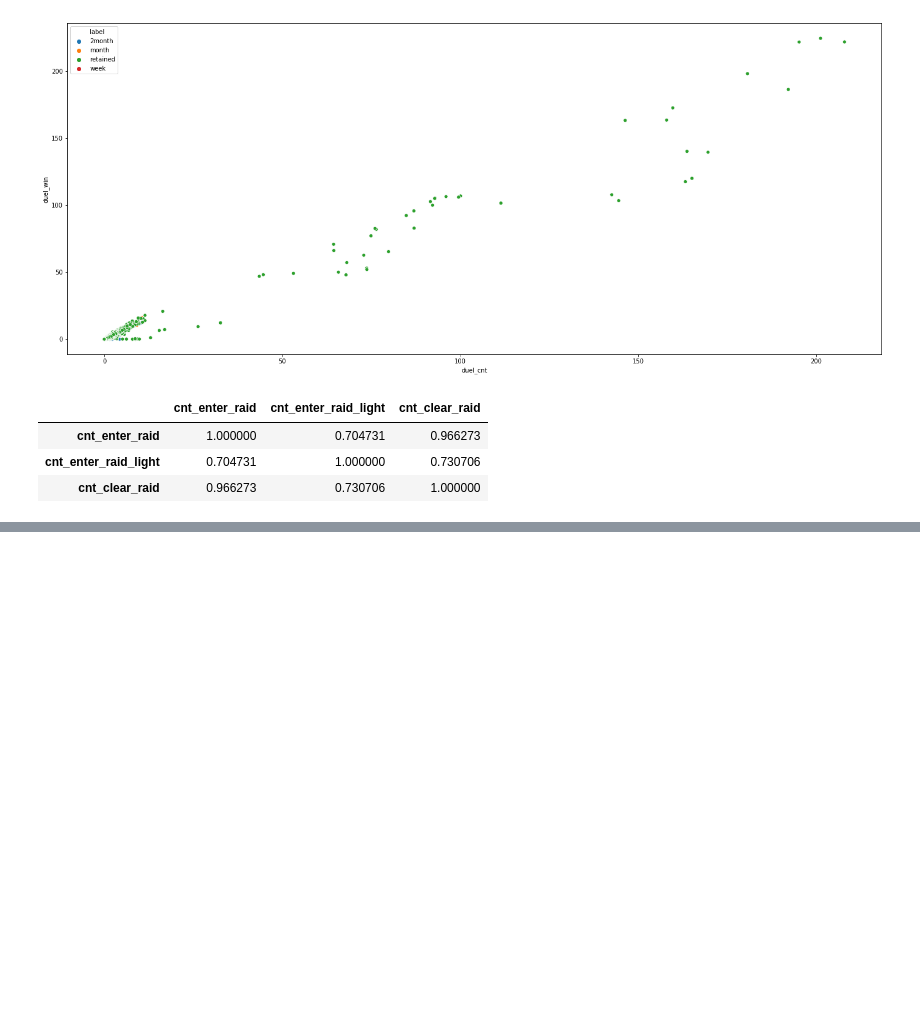
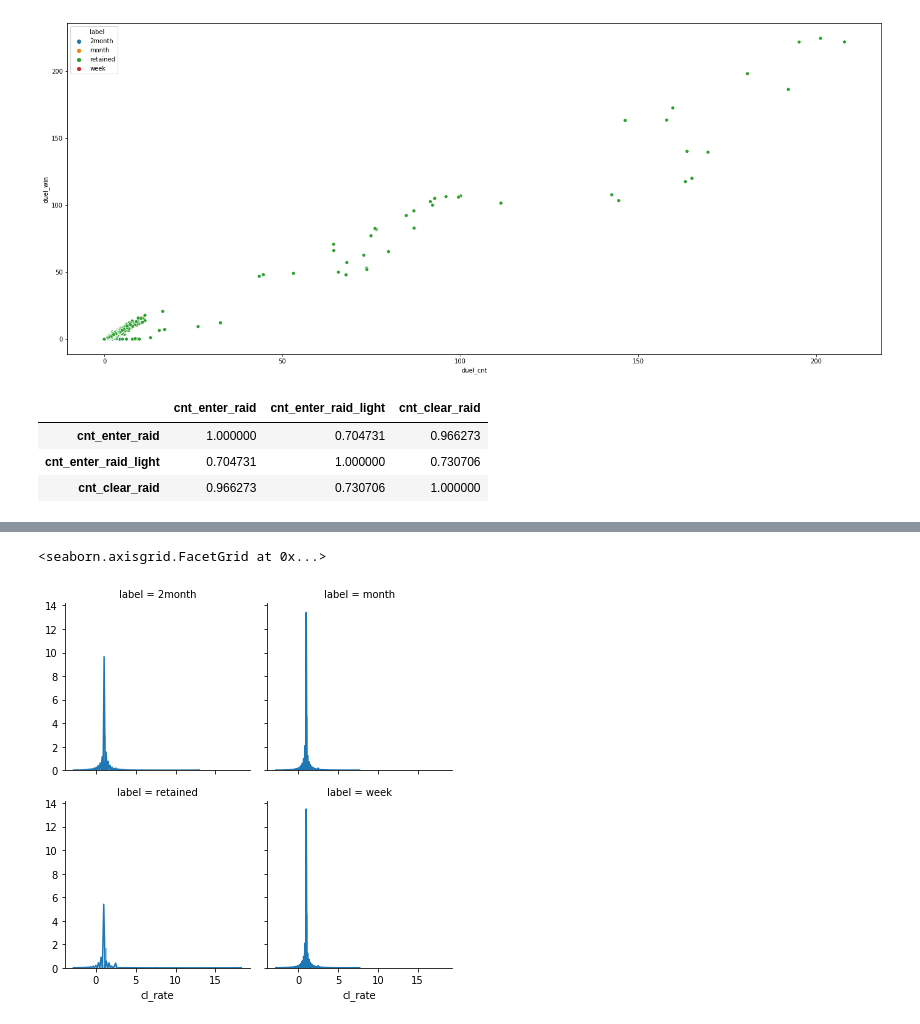
Before and after one commit to kookoowaa/Projects, a Jupyter notebook: Churn_with_Online_game/EDA_cwp.ipynb, the cells around one changed output, grey strips where cells are left out. Cells and saved outputs as stored; diff of their text form; code cells hidden in the pictures; blank space fills up the shorter version.

```diff
--- a/Churn_with_Online_game/EDA_cwp.ipynb
+++ b/Churn_with_Online_game/EDA_cwp.ipynb
@@ -155,0 +145,4 @@ max(rd.groupby(['acc_id']).sum()['duel_cnt'])
+# %%
+clear_rate = pd.concat([rd['label'], rd['cnt_clear_raid']/rd['cnt_enter_raid']], axis = 1)
+clear_rate.columns = ['label', 'cl_rate']
+clear_rate.head()
@@ -155,0 +156,6 @@ max(rd.groupby(['acc_id']).sum()['duel_cnt'])
+# %%
+clear_facet = sns.FacetGrid(data = clear_rate, col = 'label', col_wrap = 2)
+clear_facet.map(sns.distplot, 'cl_rate')
+# %% [output]
+<seaborn.axisgrid.FacetGrid at 0x...>
+[figure, added]
```
Also changed, not shown: parts of 8 cells of this notebook.
